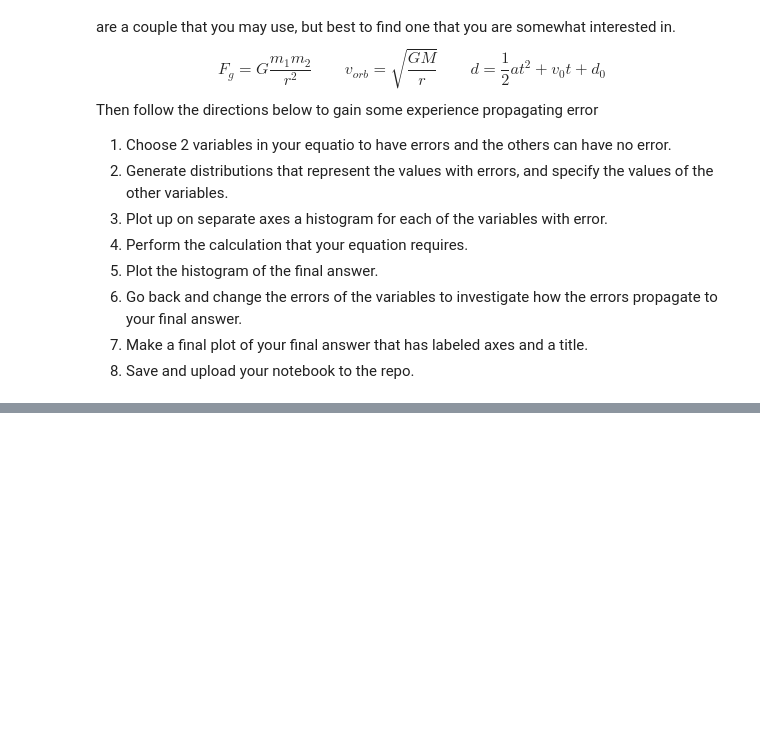
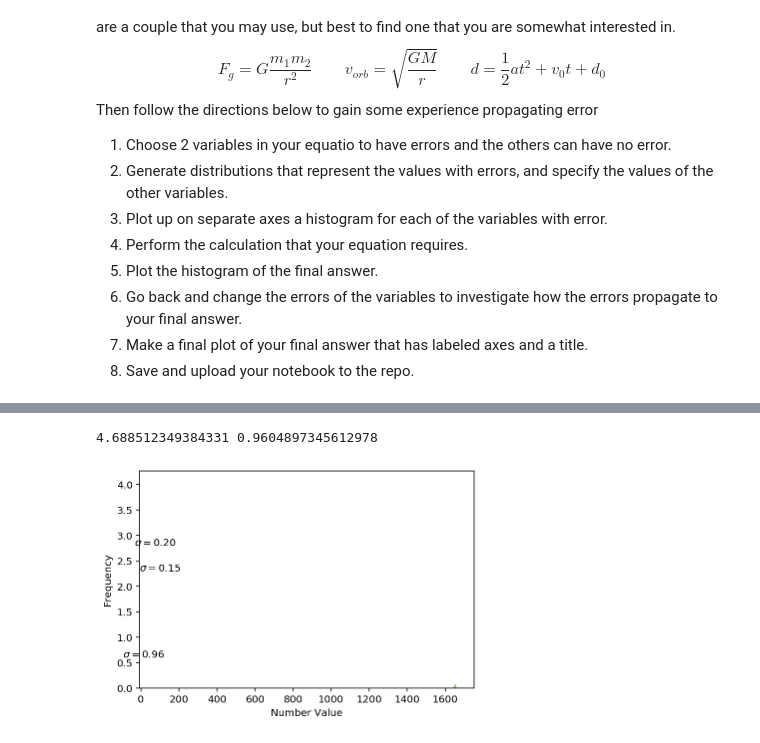
Before and after one commit to Kriskayak/Data, a Jupyter notebook: HW6_Distributions_Part1/Jennifer_Error_prop.ipynb, the cells around one changed output, grey strips where cells are left out. Cells and saved outputs as stored; diff of their text form; code cells hidden in the pictures; blank space fills up the shorter version.

```diff
--- a/HW6_Distributions_Part1/Jennifer_Error_prop.ipynb
+++ b/HW6_Distributions_Part1/Jennifer_Error_prop.ipynb
@@ -140,0 +174,30 @@ Then follow the directions below to gain some experience propagating error
+# %%
+c_Al=0.22
+q=m*c_Al*change_temp
+# %%
+# Plot a histogram of d1 values
+hist = plt.hist(m,bins=100,alpha=0.5,density=True)
+# Annotate the plot
+plt.annotate(r'$\sigma = 0.15$',(100,2.3),ha='center')
+
+# Plot a histogram of d2 values
+plt.hist(change_temp,bins=100,alpha=0.5,density=True)
+# Annotate the plot
+plt.annotate(r'$\sigma = 0.20$',(75,2.8),ha='center')
+
+# Plot the resultant distribution
+plt.hist(q,bins=100,alpha=0.5,density=True)
+# What is the real standard deviation?
+std_q = np.std(q)
+# What do we expect?
+std_r = np.sqrt((0.2*np.mean(d2))**2 + (0.15*np.mean(d1))**2)
+# Annotate plot
+plt.annotate(r'$\sigma = %.2f$' % std4r,(15,0.6),ha='center')
+print(std_q, std_r)
+
+# Label the axes
+plt.xlabel('Number Value')
+plt.ylabel('Frequency');
+# %% [output]
+4.688512349384331 0.9604897345612978
+[figure, added]
```
Also changed, not shown: parts of 13 cells of this notebook.
